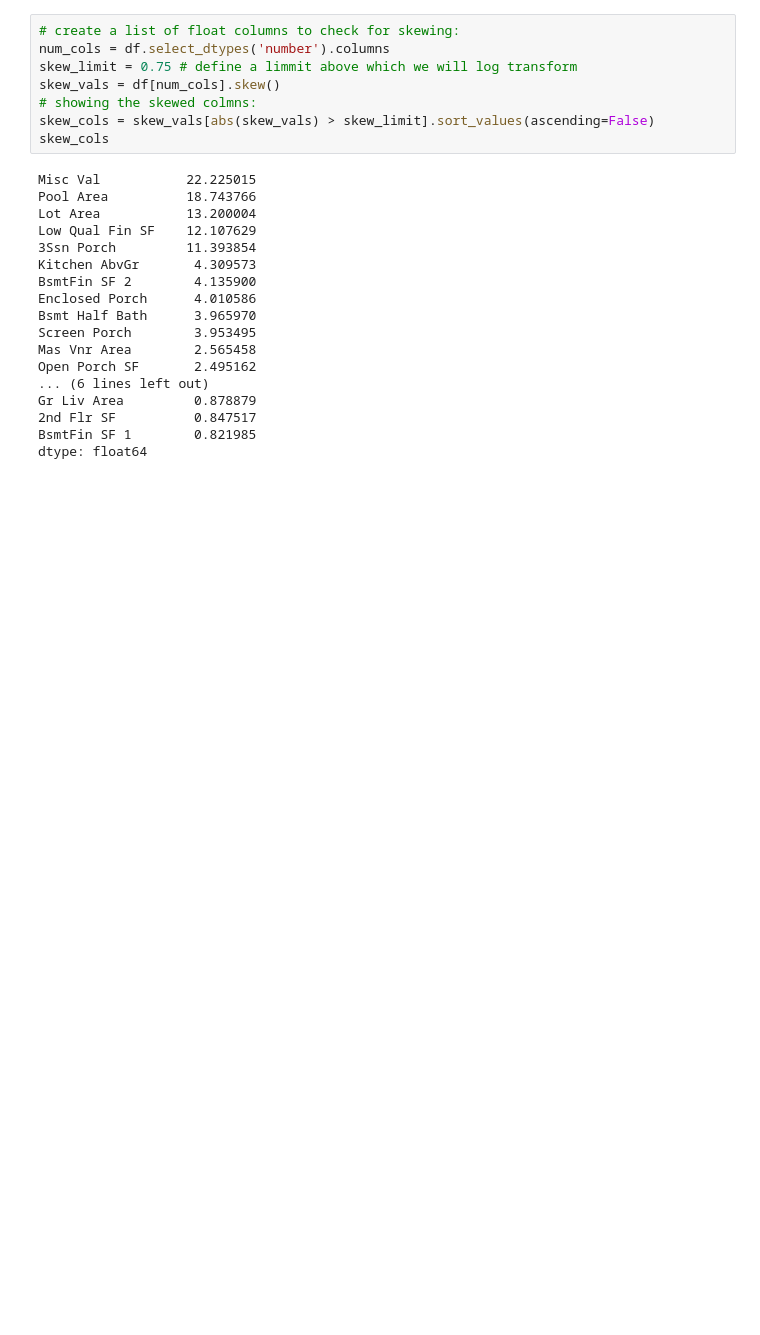
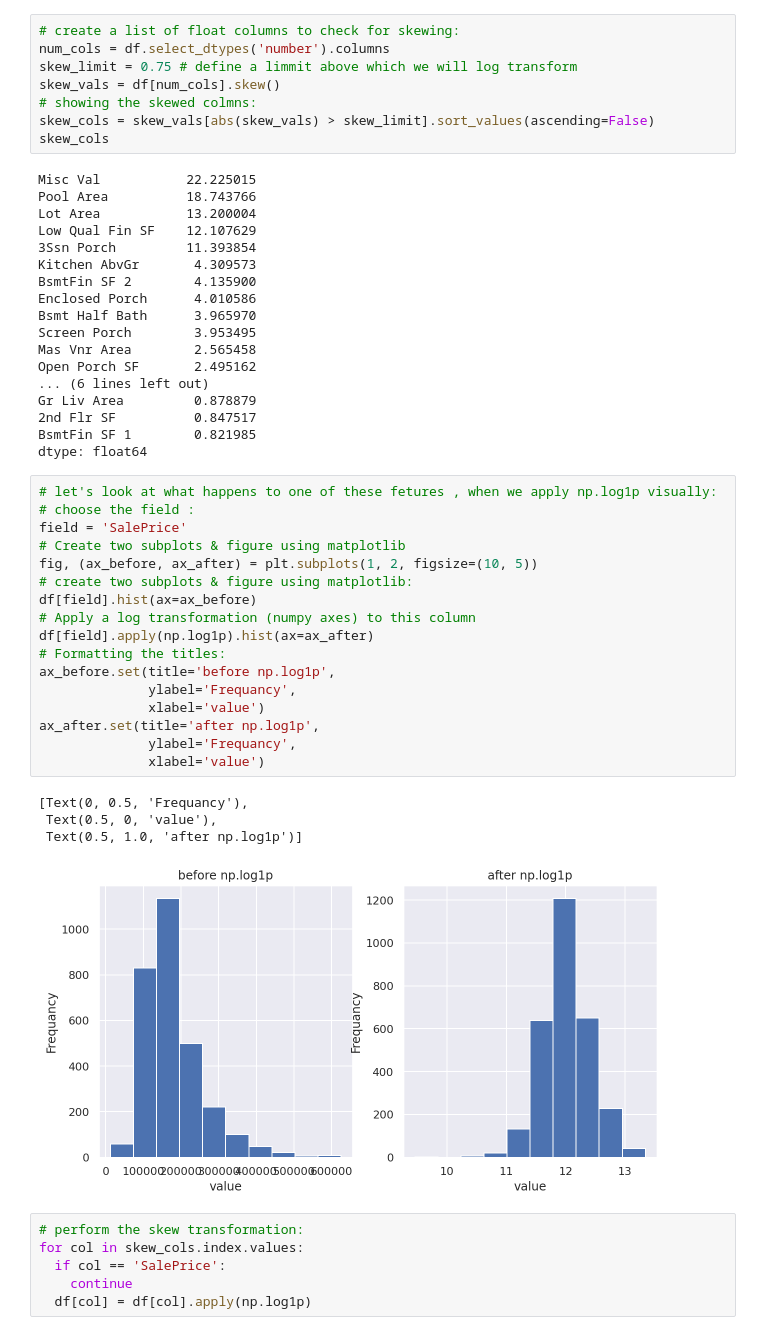
Before and after one commit to mohmaed7777/Variable-Transformation-Feature-Engineering, a Jupyter notebook: Variable_Transformation.ipynb, the cells around one changed output. Cells and saved outputs as stored; diff of their text form; blank space fills up the shorter version.

```diff
--- a/Variable_Transformation.ipynb
+++ b/Variable_Transformation.ipynb
@@ -181,3 +181,31 @@ Gr Liv Area         0.878879
 2nd Flr SF          0.847517
 BsmtFin SF 1        0.821985
 dtype: float64
+# %%
+# let's look at what happens to one of these fetures , when we apply np.log1p visually:
+# choose the field :
+field = 'SalePrice'
+# Create two subplots & figure using matplotlib
+fig, (ax_before, ax_after) = plt.subplots(1, 2, figsize=(10, 5))
+# create two subplots & figure using matplotlib:
+df[field].hist(ax=ax_before)
+# Apply a log transformation (numpy axes) to this column
+df[field].apply(np.log1p).hist(ax=ax_after)
+# Formatting the titles:
+ax_before.set(title='before np.log1p',
+              ylabel='Frequancy',
+              xlabel='value')
+ax_after.set(title='after np.log1p',
+              ylabel='Frequancy',
+              xlabel='value')
+# %% [output]
+[Text(0, 0.5, 'Frequancy'),
+ Text(0.5, 0, 'value'),
+ Text(0.5, 1.0, 'after np.log1p')]
+[figure, added]
+# %%
+# perform the skew transformation:
+for col in skew_cols.index.values:
+  if col == 'SalePrice':
+    continue
+  df[col] = df[col].apply(np.log1p)
```
